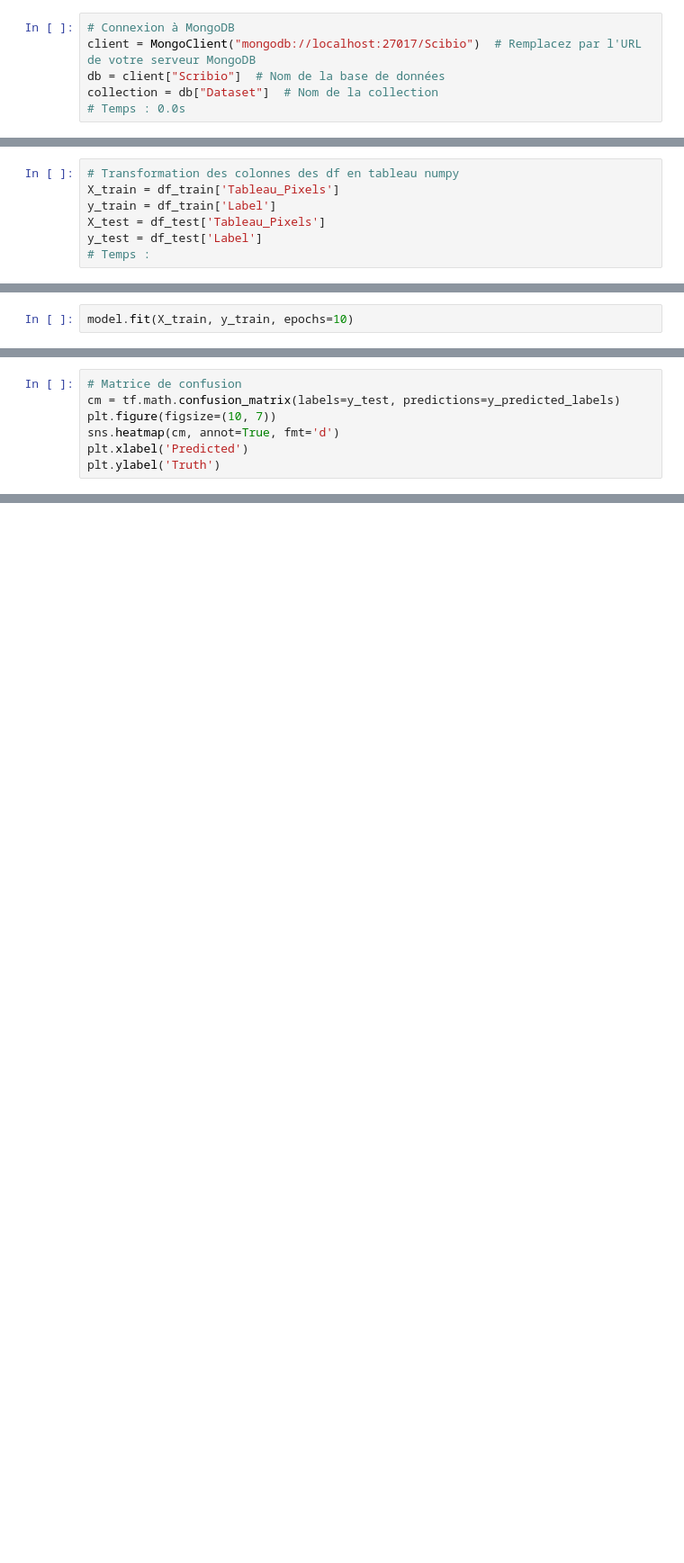
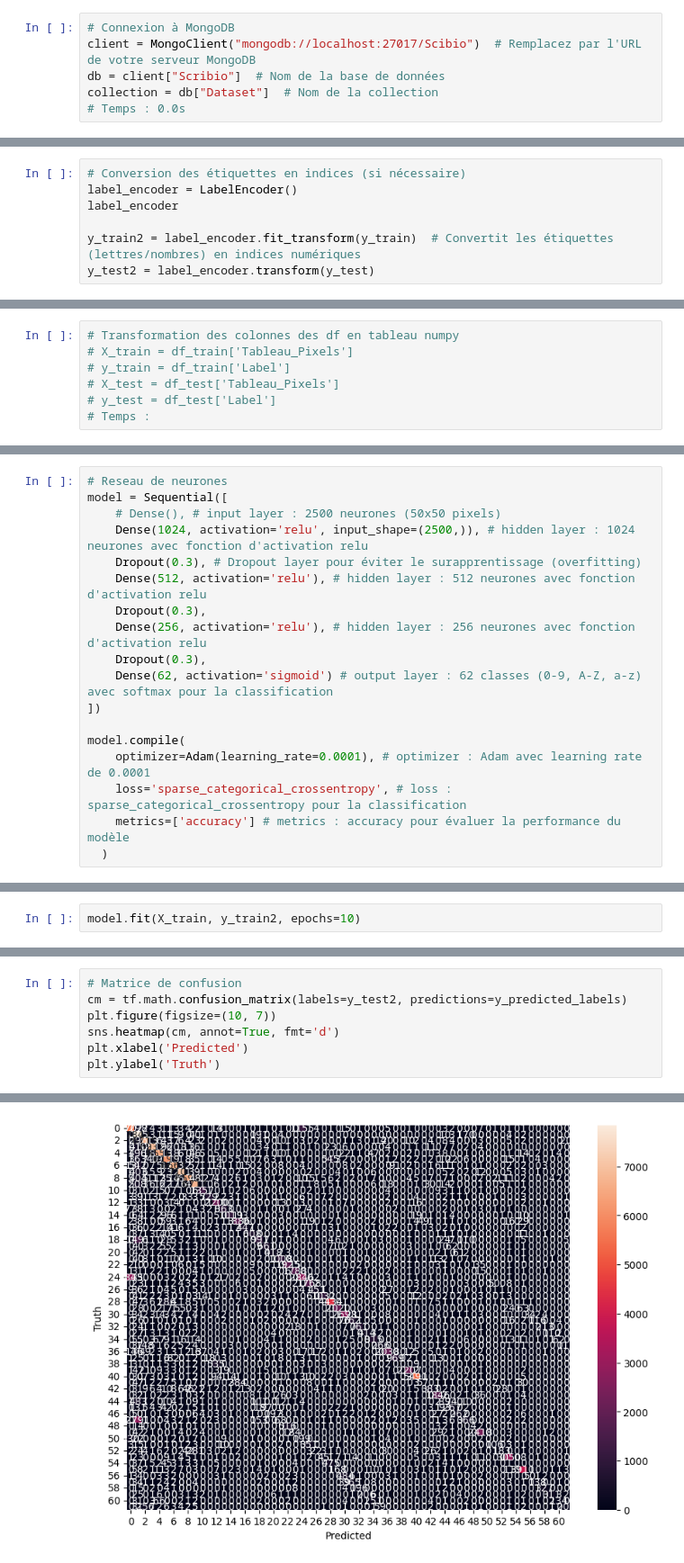
Before and after one commit to Yann-Fournier/Scribio, a Jupyter notebook: Yann/neural_network.ipynb, the cells around one changed output, grey strips where cells are left out. Shown at 90% size. Drawn from its saved outputs; the diff is of its cells as text; blank space fills up the shorter version.

Commit message:
test premier réseau de neurone

```diff
--- a/Yann/neural_network.ipynb
+++ b/Yann/neural_network.ipynb
@@ -39,0 +82,7 @@ df_test.head()
+# %%
+# Conversion des étiquettes en indices (si nécessaire)
+label_encoder = LabelEncoder()
+label_encoder
+
+y_train2 = label_encoder.fit_transform(y_train)  # Convertit les étiquettes (lettres/nombres) en indices numériques
+y_test2 = label_encoder.transform(y_test)
@@ -40,7 +96,7 @@ df_test.head()
 # %%
 # Transformation des colonnes des df en tableau numpy
-X_train = df_train['Tableau_Pixels']
-y_train = df_train['Label']
-X_test = df_test['Tableau_Pixels']
-y_test = df_test['Label']
+# X_train = df_train['Tableau_Pixels']
+# y_train = df_train['Label']
+# X_test = df_test['Tableau_Pixels']
+# y_test = df_test['Label']
 # Temps :
@@ -66,0 +103,18 @@ model.compile(
+# %%
+# Reseau de neurones
+model = Sequential([
+    # Dense(), # input layer : 2500 neurones (50x50 pixels)
+    Dense(1024, activation='relu', input_shape=(2500,)), # hidden layer : 1024 neurones avec fonction d'activation relu
+    Dropout(0.3), # Dropout layer pour éviter le surapprentissage (overfitting)
+    Dense(512, activation='relu'), # hidden layer : 512 neurones avec fonction d'activation relu
+    Dropout(0.3),
+    Dense(256, activation='relu'), # hidden layer : 256 neurones avec fonction d'activation relu
+    Dropout(0.3),
+    Dense(62, activation='sigmoid') # output layer : 62 classes (0-9, A-Z, a-z) avec softmax pour la classification
+])
+
+model.compile(
+    optimizer=Adam(learning_rate=0.0001), # optimizer : Adam avec learning rate de 0.0001
+    loss='sparse_categorical_crossentropy', # loss : sparse_categorical_crossentropy pour la classification
+    metrics=['accuracy'] # metrics : accuracy pour évaluer la performance du modèle
+  )
@@ -67,2 +145,2 @@ model.compile(
 # %%
-model.fit(X_train, y_train, epochs=10)
+model.fit(X_train, y_train2, epochs=10)
@@ -80,7 +204,8 @@ y_predicted_labels[:5]
 # %%
 # Matrice de confusion
-cm = tf.math.confusion_matrix(labels=y_test, predictions=y_predicted_labels)
+cm = tf.math.confusion_matrix(labels=y_test2, predictions=y_predicted_labels)
 plt.figure(figsize=(10, 7))
 sns.heatmap(cm, annot=True, fmt='d')
 plt.xlabel('Predicted')
 plt.ylabel('Truth')
+# %% [output]
@@ -86,0 +213 @@ plt.ylabel('Truth')
+[figure, added]
```
Also changed, not shown: parts of 19 cells of this notebook, 2 other files.
